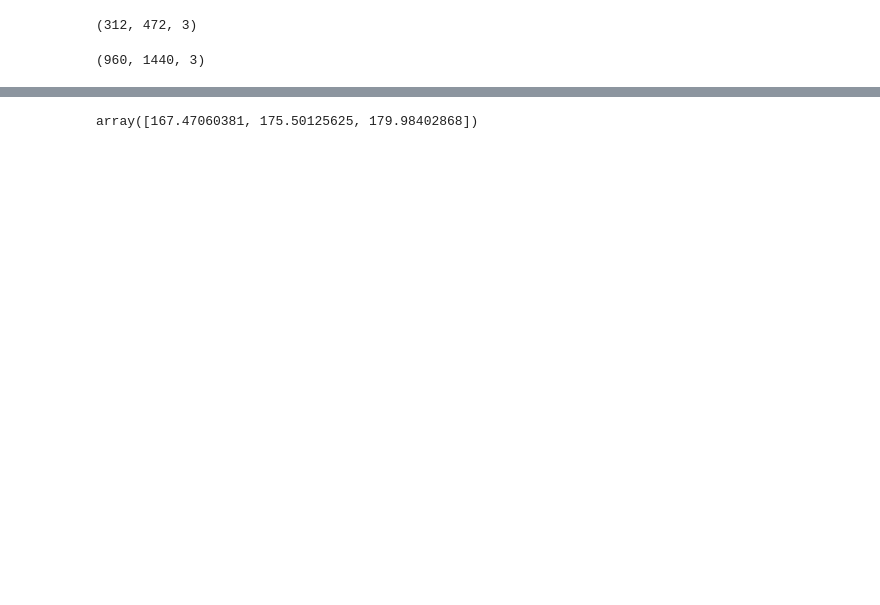
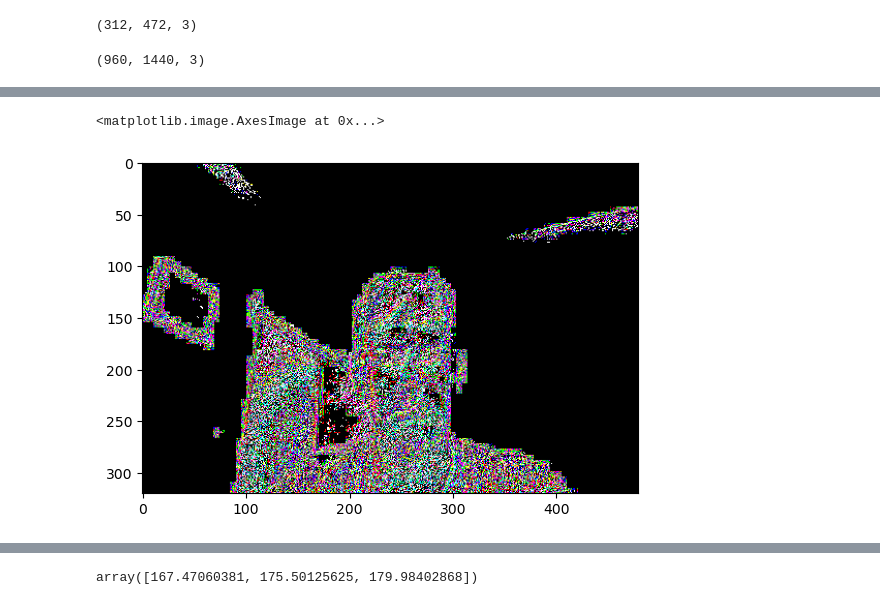
Before and after one commit to raghavsi/cs2467, a Jupyter notebook: Lec1.ipynb, the cells around one changed output, grey strips where cells are left out. Cells and saved outputs as stored; diff of their text form; code cells hidden in the pictures; blank space fills up the shorter version.

```diff
--- a/Lec1.ipynb
+++ b/Lec1.ipynb
@@ -126,0 +146,5 @@ B1.shape
+# %%
+plt.imshow(IR1-IR4)
+# %% [output]
+<matplotlib.image.AxesImage at 0x...>
+[figure, added]
```
Also changed, not shown: parts of 62 cells of this notebook.
